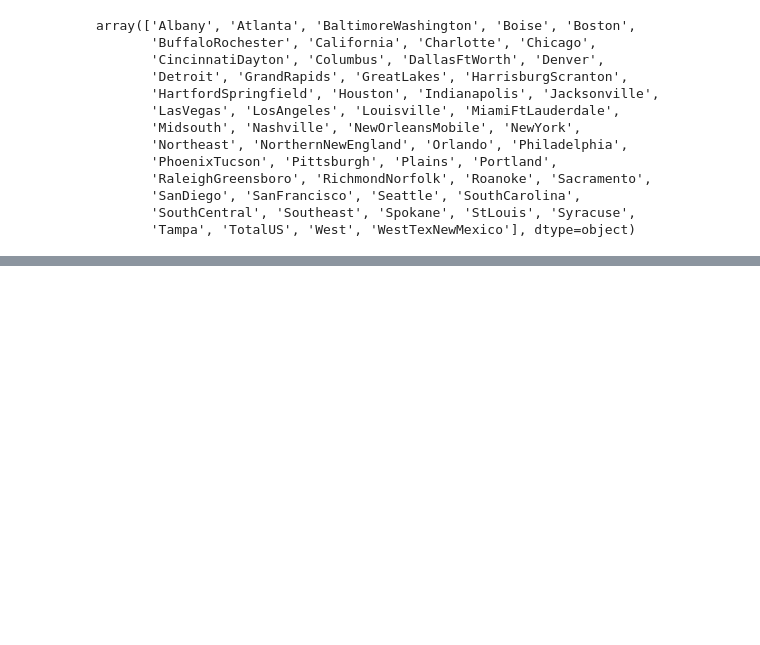
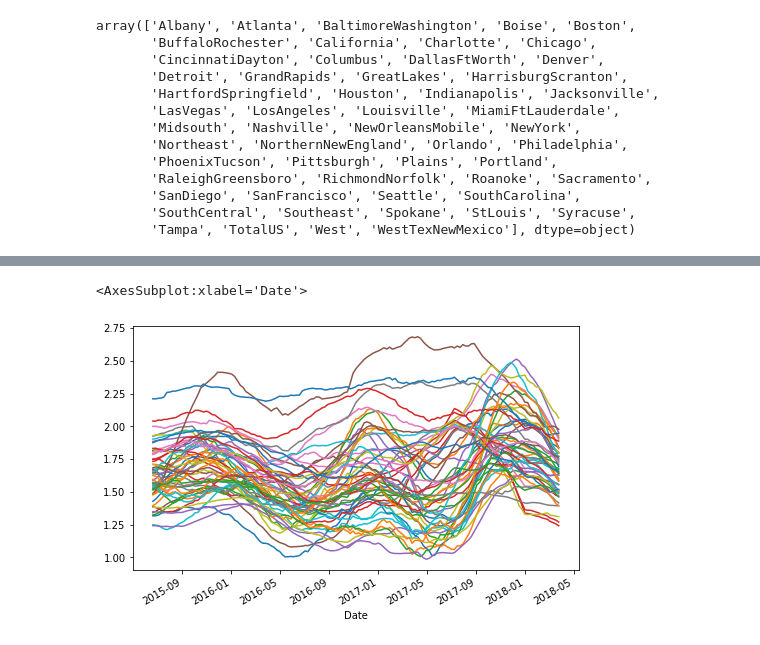
Before and after one commit to denajaha/data_analysis_python3.7_and_pandas, a Jupyter notebook: pandas_2.ipynb, the cells around one changed output, grey strips where cells are left out. Drawn from its saved outputs; the diff is of its cells as text; code cells hidden in the pictures; blank space fills up the shorter version.

```diff
--- a/pandas_2.ipynb
+++ b/pandas_2.ipynb
@@ -112,3 +112,18 @@ array(['Albany', 'Atlanta', 'BaltimoreWashington', 'Boise', 'Boston',
        'Tampa', 'TotalUS', 'West', 'WestTexNewMexico'], dtype=object)
 # %%
 # pandas is using c++, so it is faster then py --> use pandas as much as possible and do not write your stuff if you really do not need to write it
+# %%
+graph_df = pd.DataFrame()
+
+for region in df['region'].unique()[:16]:
+    print(region)
+    region_df = df.copy()[df['region']==region]
+    region_df.set_index('Date', inplace=True)  # sort by index
+    region_df.sort_index(inplace=True)
+    # region_df['price25ma'] can not work because I can not have multiple columns with the same name, that is why I am using formatting with the value of the region from now on
+    region_df[f'{region}_price25ma'] = region_df['AveragePrice'].rolling(25).mean()
+
+    if graph_df.empty:
+        graph_df = region_df[[f'{region}_price25ma']]   # region_df[['price25ma']] is DataFrame but region_df['price25ma'] is a Series
+    else:
+        graph_df = graph_df.join(region_df[f'{region}_price25ma'])
@@ -114,0 +180,11 @@ array(['Albany', 'Atlanta', 'BaltimoreWashington', 'Boise', 'Boston',
+# %%
+import pandas as pd
+
+df = pd.read_csv("avocado.csv")
+df['Date'] = pd.to_datetime(df['Date'])
+# %%
+df = df.copy()[df['type'] == 'organic']
+df['Date'] = pd.to_datetime(df['Date'])
+
+df.sort_values(by='Date', ascending=True, inplace=True)  # sort df by of certain value aka sort columns
+df.head()
@@ -114,0 +214,16 @@ array(['Albany', 'Atlanta', 'BaltimoreWashington', 'Boise', 'Boston',
+# %%
+graph_df = pd.DataFrame()
+
+for region in df['region'].unique():
+    print(region)
+    region_df = df.copy()[df['region']==region]
+    region_df.set_index('Date', inplace=True)  # sort by index
+    region_df.sort_index(inplace=True)
+    # region_df['price25ma'] can not work because I can not have multiple columns with the same name, that is why I am using formatting with the value of the region from now on
+    region_df[f'{region}_price25ma'] = region_df['AveragePrice'].rolling(25).mean()
+
+    if graph_df.empty:
+        graph_df = region_df[[f'{region}_price25ma']]   # region_df[['price25ma']] is DataFrame but region_df['price25ma'] is a Series
+    else:
+        graph_df = graph_df.join(region_df[f'{region}_price25ma'])
+graph_df.tail()
@@ -114,0 +256,5 @@ array(['Albany', 'Atlanta', 'BaltimoreWashington', 'Boise', 'Boston',
+# %%
+graph_df.dropna().plot(figsize=(8,5), legend=False)
+# %% [output]
+<AxesSubplot:xlabel='Date'>
+[figure, added]
```
Also changed, not shown: parts of 8 cells of this notebook, 1 other file.
